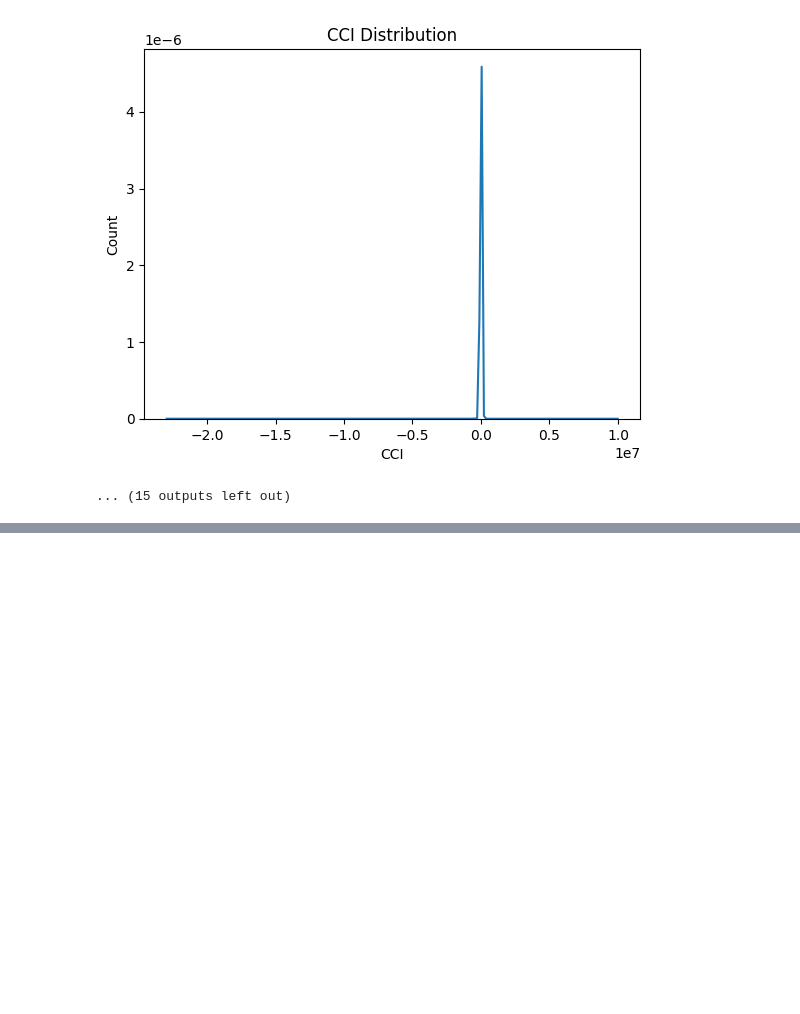
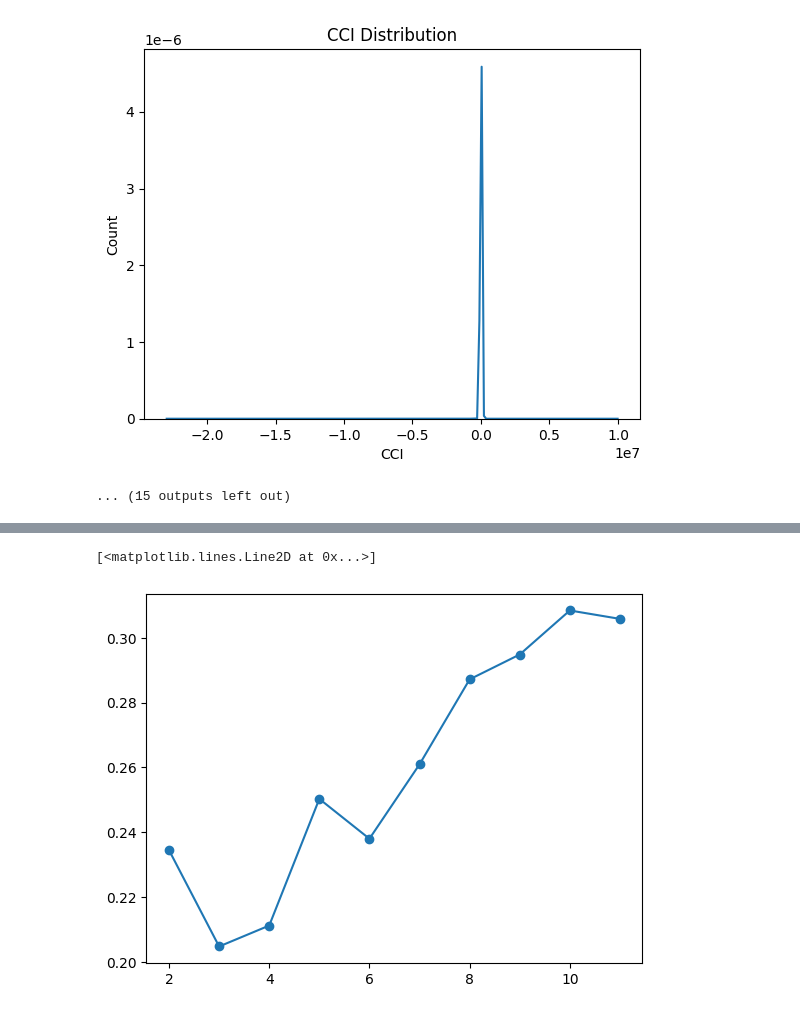
Before and after one commit to gmandl10/ST494FinalProject, a Jupyter notebook: EDA.ipynb, the cells around one changed output, grey strips where cells are left out. Saved outputs shown, nothing was run; the diff lists cells and outputs as text; code cells hidden in the pictures; blank space fills up the shorter version.

```diff
--- a/EDA.ipynb
+++ b/EDA.ipynb
@@ -596 +604,6 @@ plt.plot(k, wcv, "o-")
+# %%
+plt.plot(k, silhouettes, 'o-')
+# %% [output]
+[<matplotlib.lines.Line2D at 0x...>]
+[figure, added]
 # %%
```
Also changed, not shown: parts of 9 cells of this notebook, 2 other files.
